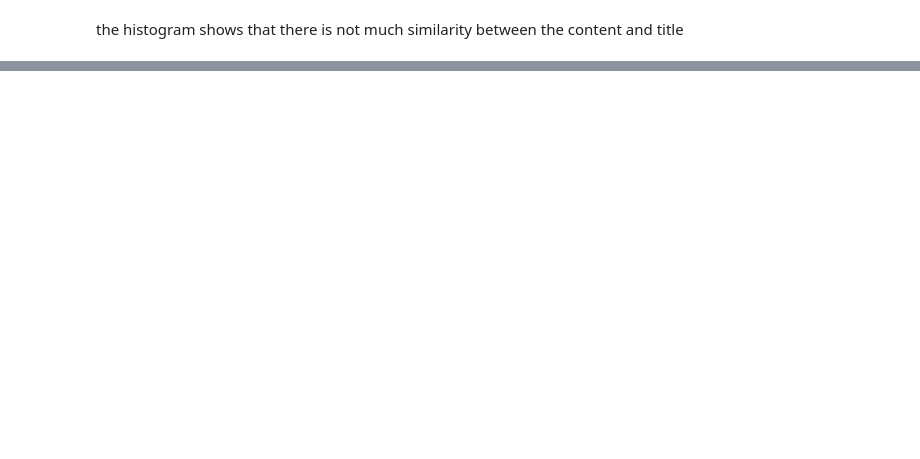
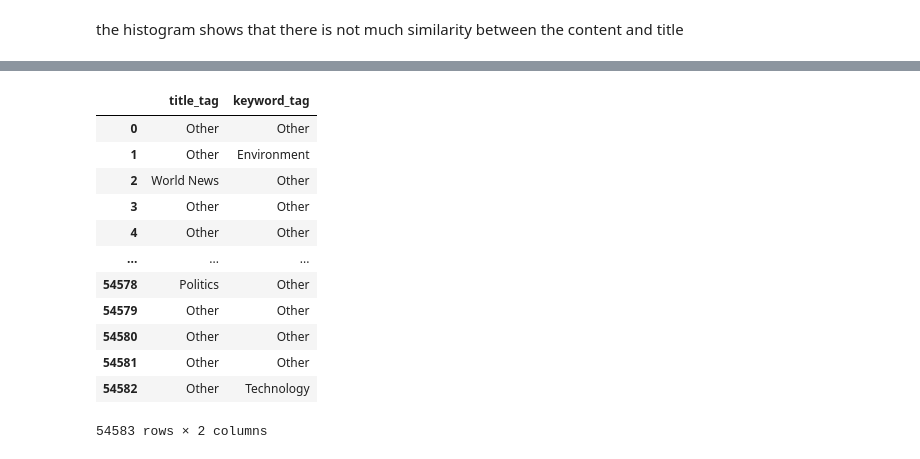
Before and after one commit to AlazarG19/global_news_correlation_10ac_week0, a Jupyter notebook: notebooks/ML/model.ipynb, the cells around one changed output, grey strips where cells are left out. Saved outputs shown, nothing was run; the diff lists cells and outputs as text; code cells hidden in the pictures; blank space fills up the shorter version.

```diff
--- a/notebooks/ML/model.ipynb
+++ b/notebooks/ML/model.ipynb
@@ -59,0 +82,21 @@ the histogram shows that there is not much similarity between the content and ti
+# %%
+rating.reset_index(drop=True, inplace=True)
+top_features.reset_index(drop=True, inplace=True)
+rating = pd.concat([rating, top_features], axis=1)
+# %%
+topics = {
+    "Breaking News": ["breaking", "news", "update", "latest", "developing"],
+    "Politics": ["politics", "government", "election", "candidate", "party"],
+    "World News": ["world", "global", "international", "foreign", "diplomacy"],
+    "Business/Finance": ["business", "finance", "economy", "market", "stock"],
+    "Technology": ["tech", "technology", "innovation", "gadget", "startup"],
+    "Science": ["science", "research", "study", "experiment", "discovery"],
+    "Health": ["health", "medicine", "wellness", "fitness", "disease"],
+    "Entertainment": ["entertainment", "movie", "tv", "music", "celebrity"],
+    "Sports": ["sports", "game", "team", "player", "championship"],
+    "Environment": ["environment", "climate", "sustainability", "green", "eco"],
+    "Crime": ["crime", "justice", "law", "police", "investigation"],
+    "Education": ["education", "school", "university", "learning", "teacher"],
+    "Weather": ["weather", "forecast", "climate", "storm", "hurricane"],
+    "Other": ["misc", "general", "random", "unknown", "unclassified"]
+}
@@ -59,0 +105,11 @@ the histogram shows that there is not much similarity between the content and ti
+# %%
+
+title_tag = pd.DataFrame(utils_ml.categorize_headlines(rating['title'], topics),columns=["title_tag"])
+
+keyword_tag = pd.DataFrame(utils_ml.categorize_headlines(rating['top_keywords'].apply(lambda x:" ".join(x)), topics),columns=["keyword_tag"])
+
+title_tag.reset_index(drop=True, inplace=True)
+keyword_tag.reset_index(drop=True, inplace=True)
+
+# let's combine it to fill columns with other tags so that it could be more descriptive
+title_keyword_merged = pd.concat([title_tag, keyword_tag], axis=1)
@@ -59,0 +131,22 @@ the histogram shows that there is not much similarity between the content and ti
+# %%
+title_keyword_merged.reset_index(drop=True, inplace=True)
+keyword_tag.reset_index(drop=True, inplace=True)
+
+# let's combine it to fill columns with other tags so that it could be more descriptive
+title_keyword_merged = pd.concat([title_tag, keyword_tag], axis=1)
+# %%
+title_keyword_merged
+# %% [output]
+|  | title_tag | keyword_tag |
+| 0 | Other | Other |
+| 1 | Other | Environment |
+| 2 | World News | Other |
+| 3 | Other | Other |
+| 4 | Other | Other |
+| ... | ... | ... |
+| 54578 | Politics | Other |
+| 54579 | Other | Other |
+| 54580 | Other | Other |
+| 54581 | Other | Other |
+| 54582 | Other | Technology |
+54583 rows × 2 columns
```
Also changed, not shown: parts of 13 cells of this notebook, 3 other files.
